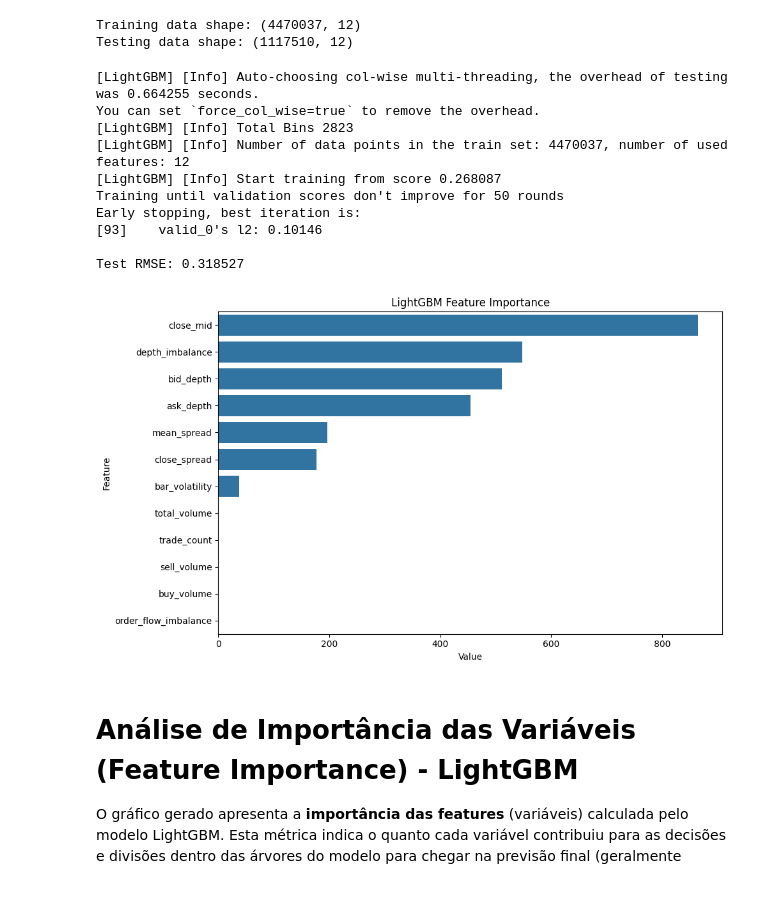
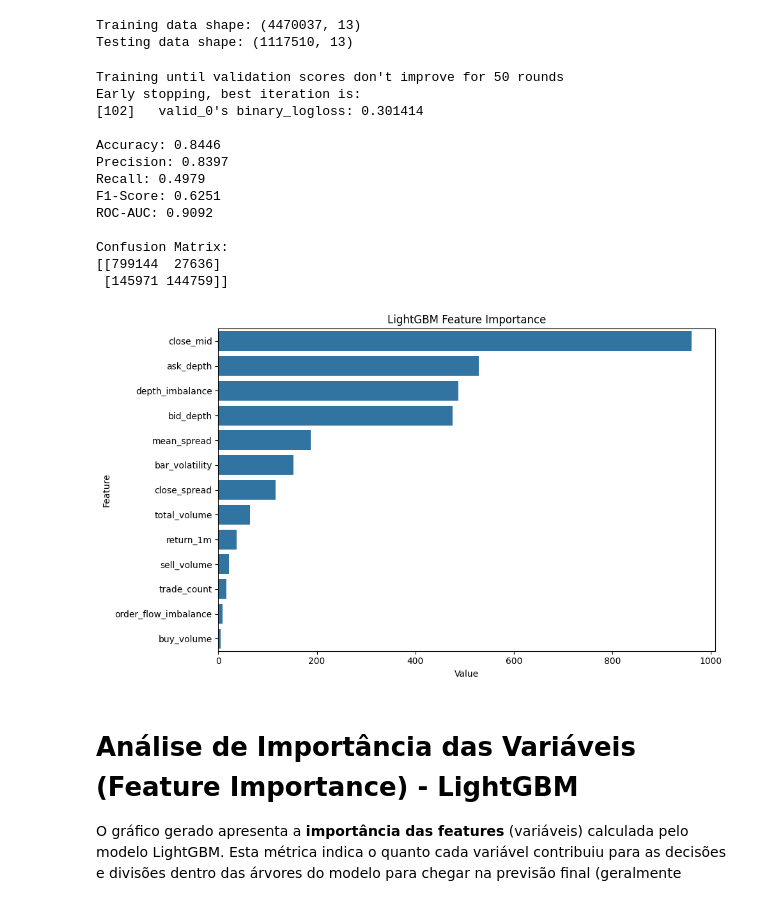
Before and after one commit to GbAraujoSouza/contract-predict, a Jupyter notebook: lightdm.ipynb, the cells around one changed output. Cells and saved outputs as stored; diff of their text form; code cells hidden in the pictures.

Commit message:
use some classification models and collect metrics

```diff
--- a/lightdm.ipynb
+++ b/lightdm.ipynb
@@ -23,9 +51,14 @@ df.head()
 df['minute_bar'] = pd.to_datetime(df['minute_bar'])
 df = df.sort_values('minute_bar')
 
+#df = df[~df["trade_count"] == 0]
+
+# Imputar valores nulos com 0 para evitar erros nos modelos do Scikit-Learn
+df = df.fillna(0)
+
 # Define features (X) and target (y)
 # Drop IDs, timestamps, and target-related columns from the feature set
-drop_columns = ['market_id', 'minute_bar', 'target', 'return_1m']
+drop_columns = ['market_id', 'minute_bar', 'target']
 X = df.drop(columns=drop_columns)
 y = df['target']
 
@@ -38,12 +71,13 @@ y_train, y_test = y.iloc[:split_index], y.iloc[split_index:]
 print(f"Training data shape: {X_train.shape}")
 print(f"Testing data shape: {X_test.shape}")
 # %% [output]
-Training data shape: (4470037, 12)
-Testing data shape: (1117510, 12)
+Training data shape: (4470037, 13)
+Testing data shape: (1117510, 13)
 # %%
+results_list = []
+
 # Initialize the LightGBM model
-# Switch to lgb.LGBMClassifier() if your target is categorical/binary
-model = lgb.LGBMRegressor(
+model_lgb = lgb.LGBMClassifier(
     n_estimators=500,
     learning_rate=0.05,
     max_depth=5,
@@ -52,51 +86,71 @@ model = lgb.LGBMRegressor(
 )
 
 # Train the model with early stopping
-model.fit(
+model_lgb.fit(
     X_train, y_train,
     eval_set=[(X_test, y_test)],
     callbacks=[lgb.early_stopping(stopping_rounds=50)]
 )
 
 # Make predictions on the test set
-predictions = model.predict(X_test)
+predictions = model_lgb.predict(X_test)
+probabilities = model_lgb.predict_proba(X_test)[:, 1]
 
-# Evaluate the model (RMSE for regression)
-rmse = root_mean_squared_error(y_test, predictions)
-print(f"\nTest RMSE: {rmse:.6f}")
+# Evaluate the model
+acc = accuracy_score(y_test, predictions)
+prec = precision_score(y_test, predictions, zero_division=0)
+rec = recall_score(y_test, predictions, zero_division=0)
+f1 = f1_score(y_test, predictions, zero_division=0)
+roc = roc_auc_score(y_test, probabilities)
 
-# If using LGBMClassifier, use this instead:
-# print(f"Accuracy: {accuracy_score(y_test, predictions):.4f}")
+print(f"\nAccuracy: {acc:.4f}")
+print(f"Precision: {prec:.4f}")
+print(f"Recall: {rec:.4f}")
+print(f"F1-Score: {f1:.4f}")
+print(f"ROC-AUC: {roc:.4f}")
+print(f"\nConfusion Matrix:\n{confusion_matrix(y_test, predictions)}")
+
+results_list.append({
+    'Model': 'LightGBM',
+    'Accuracy': acc,
+    'Precision': prec,
+    'Recall': rec,
+    'F1-Score': f1,
+    'ROC-AUC': roc
+})
 # %% [output]
-[LightGBM] [Info] Auto-choosing col-wise multi-threading, the overhead of testing was 0.664255 seconds.
-You can set `force_col_wise=true` to remove the overhead.
-[LightGBM] [Info] Total Bins 2823
-[LightGBM] [Info] Number of data points in the train set: 4470037, number of used features: 12
-[LightGBM] [Info] Start training from score 0.268087
 Training until validation scores don't improve for 50 rounds
 Early stopping, best iteration is:
-[93]    valid_0's l2: 0.10146
+[102]   valid_0's binary_logloss: 0.301414
 
-Test RMSE: 0.318527
+Accuracy: 0.8446
+Precision: 0.8397
+Recall: 0.4979
+F1-Score: 0.6251
+ROC-AUC: 0.9092
+
+Confusion Matrix:
+[[799144  27636]
+ [145971 144759]]
 # %%
 # Extract feature importances
 feature_imp = pd.DataFrame({
-    'Value': model.feature_importances_,
+    'Value': model_lgb.feature_importances_,
     'Feature': X.columns
 })
 
 # Plot the top features
 plt.figure(figsize=(10, 6))
 sns.barplot(
     x="Value",
     y="Feature",
     data=feature_imp.sort_values(by="Value", ascending=False)
 )
 plt.title('LightGBM Feature Importance')
 plt.tight_layout()
 plt.show()
 # %% [output]
-[figure, old version]
+[figure, new version]
 # %% [markdown]
 # Análise de Importância das Variáveis (Feature Importance) - LightGBM
 
```
Also changed, not shown: parts of 8 cells of this notebook.
